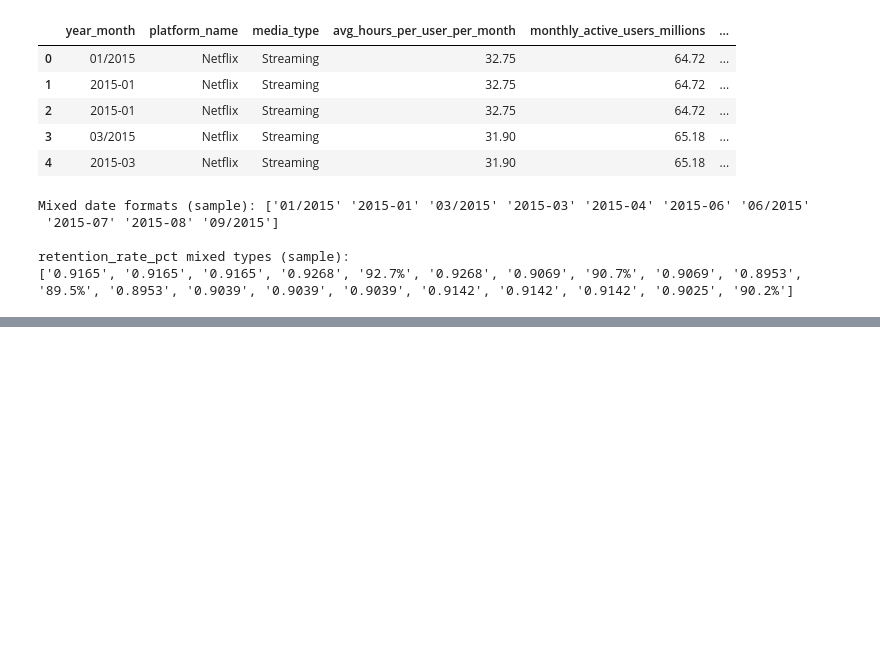
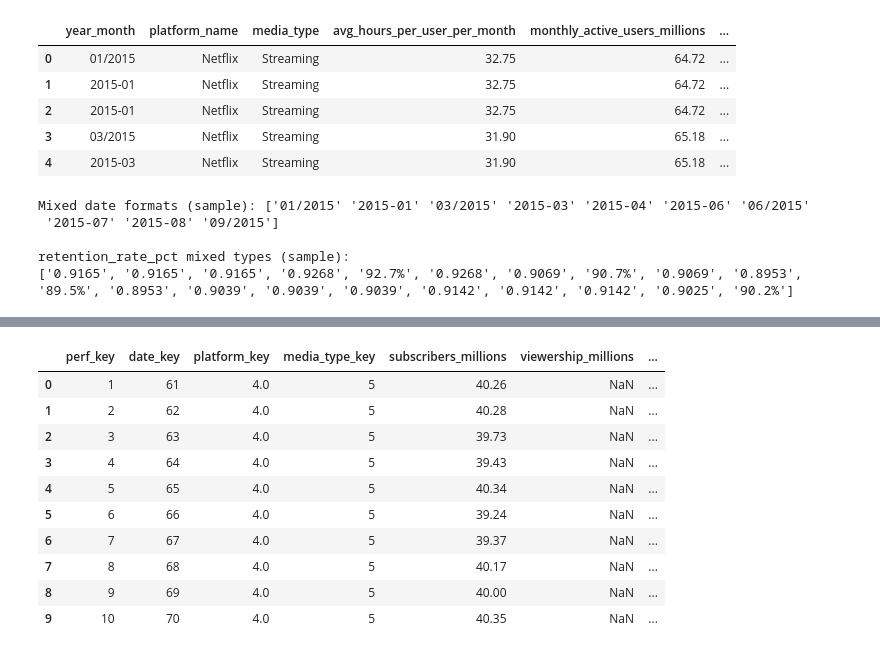
Before and after one commit to medprod/media-analytics, a Jupyter notebook: final.ipynb, the cells around one changed output, grey strips where cells are left out. Drawn from its saved outputs; the diff is of its cells as text; code cells hidden in the pictures; blank space fills up the shorter version.

```diff
--- a/final.ipynb
+++ b/final.ipynb
@@ -379,0 +669,6 @@ retention_rate_pct mixed types (sample):
+# %%
+# Parse year_month (platform_subscriber) -- Source `year_month` is ISO-ish string (`2015-01`); parse to `datetime` and expose as `date`.
+platform_subs_clean_df = platform_subs_df.copy()
+platform_subs_clean_df['date'] = pd.to_datetime(platform_subs_clean_df['year_month'], format='%Y-%m')
+print(f'Parsed {platform_subs_clean_df["date"].notna().sum()} / {len(platform_subs_clean_df)} rows')
+print('Date range:', platform_subs_clean_df['date'].min(), '→', platform_subs_clean_df['date'].max())
@@ -379,0 +721,4 @@ retention_rate_pct mixed types (sample):
+# %%
+print(f'Before: {len(user_engagement_df)} rows, {user_engagement_df.duplicated().sum()} duplicates')
+user_engagement_df = user_engagement_df.drop_duplicates().reset_index(drop=True)
+print(f'After : {len(user_engagement_df)} rows, {user_engagement_df.duplicated().sum()} duplicates')
@@ -379,0 +952,9 @@ retention_rate_pct mixed types (sample):
+# %%
+print("Before SCD1:")
+display(Dim_Media_Type[Dim_Media_Type['sub_category'] == 'Linear TV'])
+
+mask = Dim_Media_Type['sub_category'] == 'Linear TV'
+Dim_Media_Type.loc[mask, 'sub_category'] = 'Linear Broadcast'
+
+print("After SCD1 Update:")
+display(Dim_Media_Type[Dim_Media_Type['sub_category'] == 'Linear Broadcast'])
@@ -379,0 +1303,49 @@ retention_rate_pct mixed types (sample):
+# %%
+# Streaming half: from platform_subscriber
+streaming_half = platform_subs_clean_df[[
+    'platform_name', 'date',
+    'subscribers_millions', 'revenue_usd_millions',
+    'yoy_growth_pct', 'cumulative_subscribers'
+]].rename(columns={'platform_name': 'platform'}).copy()
+streaming_half['media_type'] = 'Streaming'
+streaming_half['viewership_millions'] = None
+
+# Traditional half: from traditional_media (viewership only)
+trad = traditional_media_df[
+    traditional_media_df['metric_name'] == 'avg_viewers_millions'
+][['platform_name', 'date', 'media_type', 'metric_value']].rename(columns={
+    'platform_name': 'platform',
+    'metric_value' : 'viewership_millions',
+}).copy()
+trad['subscribers_millions']   = None
+trad['revenue_usd_millions']   = None
+trad['yoy_growth_pct']         = None
+trad['cumulative_subscribers'] = None
+
+# Union
+Fact_Media_Performance = pd.concat([streaming_half, trad], ignore_index=True, sort=False)
+
+# Resolve FKs
+Fact_Media_Performance = Fact_Media_Performance.merge(
+    Dim_Platform[['platform_key', 'platform']], on='platform', how='left'
+)
+Fact_Media_Performance = Fact_Media_Performance.merge(
+    Dim_Date[['date_key', 'full_date']].rename(columns={'full_date': 'date'}), on='date', how='left'
+)
+Fact_Media_Performance = Fact_Media_Performance.merge(
+    Dim_Media_Type[['media_type_key', 'media_type']], on='media_type', how='left'
+)
+
+# Surrogate key + final column order (diagram-aligned)
+Fact_Media_Performance['perf_key'] = range(1, len(Fact_Media_Performance) + 1)
+Fact_Media_Performance = Fact_Media_Performance[[
+    'perf_key', 'date_key', 'platform_key', 'media_type_key',
+    'subscribers_millions', 'viewership_millions', 'revenue_usd_millions',
+    'yoy_growth_pct', 'cumulative_subscribers'
+]]
+
+print(f'Fact_Media_Performance: {len(Fact_Media_Performance)} rows \u00d7 {Fact_Media_Performance.shape[1]} cols')
+print('Unresolved FKs:', Fact_Media_Performance[['date_key','platform_key','media_type_key']].isna().sum().to_dict())
+print('\nFinal table (first 10 rows):')
+display(Fact_Media_Performance.head(10))
+# %% [output]
@@ -379,0 +1356,11 @@ retention_rate_pct mixed types (sample):
+|  | perf_key | date_key | platform_key | media_type_key | subscribers_millions | viewership_millions | ... |
+| 0 | 1 | 61 | 4.0 | 5 | 40.26 | NaN | ... |
+| 1 | 2 | 62 | 4.0 | 5 | 40.28 | NaN | ... |
+| 2 | 3 | 63 | 4.0 | 5 | 39.73 | NaN | ... |
+| 3 | 4 | 64 | 4.0 | 5 | 39.43 | NaN | ... |
+| 4 | 5 | 65 | 4.0 | 5 | 40.34 | NaN | ... |
+| 5 | 6 | 66 | 4.0 | 5 | 39.24 | NaN | ... |
+| 6 | 7 | 67 | 4.0 | 5 | 39.37 | NaN | ... |
+| 7 | 8 | 68 | 4.0 | 5 | 40.17 | NaN | ... |
+| 8 | 9 | 69 | 4.0 | 5 | 40.00 | NaN | ... |
+| 9 | 10 | 70 | 4.0 | 5 | 40.35 | NaN | ... |
```
Also changed, not shown: parts of 55 cells of this notebook.
